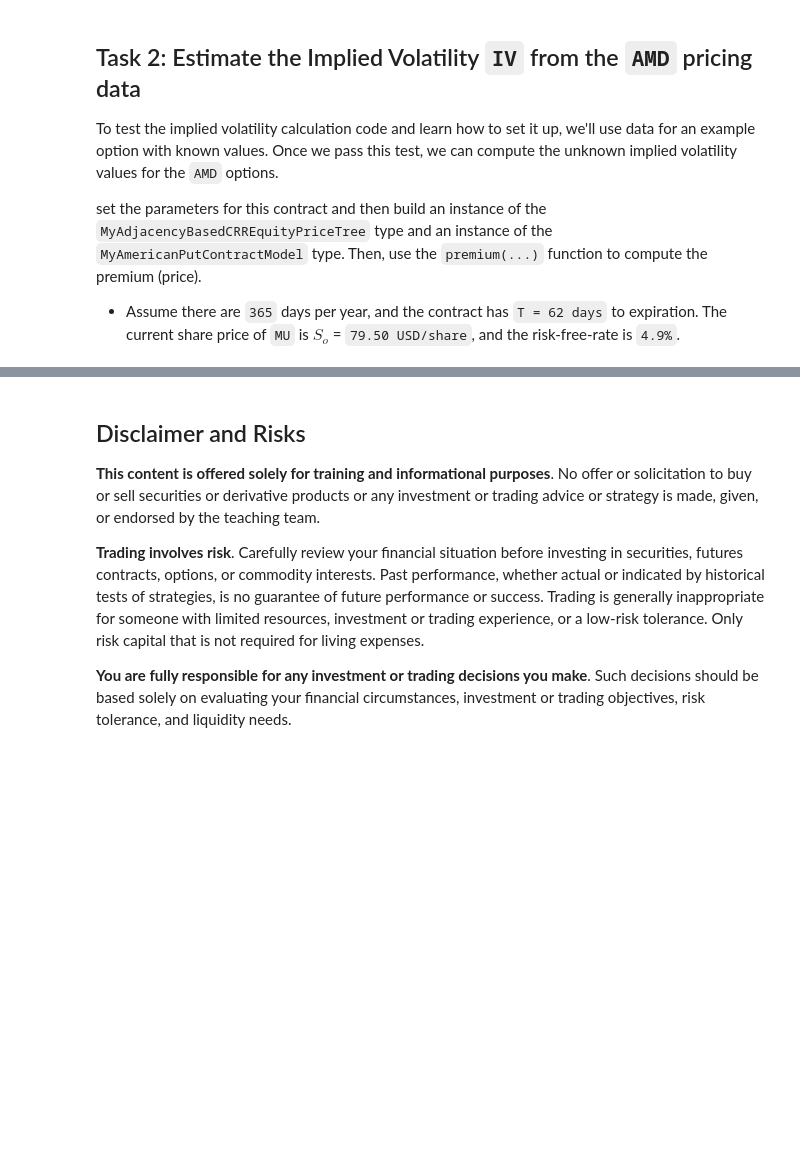
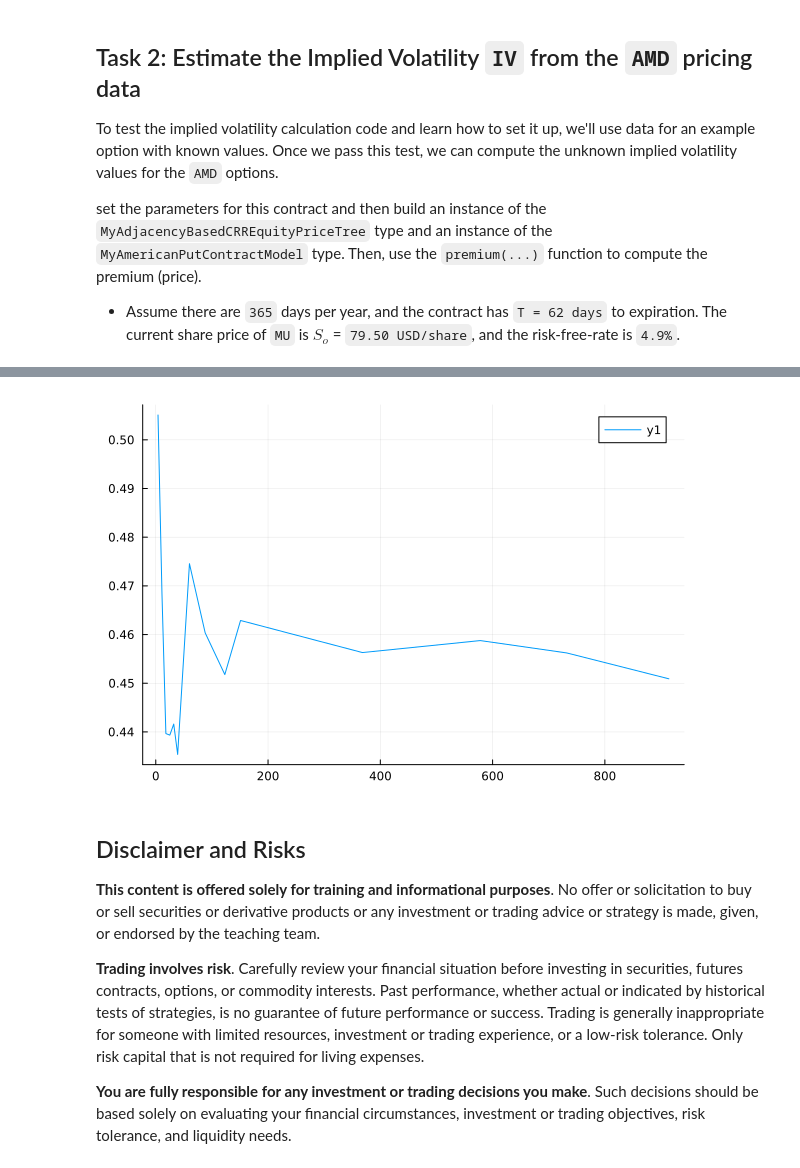
Before and after one commit to varnerlab/CHEME-130-eCornell-Repository, a Jupyter notebook: courses/CHEME-134/module-1/CHEME-134-Module-1-Project.ipynb, the cells around one changed output, grey strips where cells are left out. Drawn from its saved outputs; the diff is of its cells as text; code cells hidden in the pictures; blank space fills up the shorter version.

```diff
--- a/courses/CHEME-134/module-1/CHEME-134-Module-1-Project.ipynb
+++ b/courses/CHEME-134/module-1/CHEME-134-Module-1-Project.ipynb
@@ -186,0 +200,19 @@ Finally, let's compare the estimated and observed premium values using the [@ass
+# %%
+list_of_AMD_contracts = Dict{Int64,DataFrame}();
+DTEs = keys(dataset) |> collect |> sort;
+for dte_value ∈ DTEs
+    dataframe = search(dataset, dte_value, (DTE::Int64, record::Dict{String, Any}) -> begin
+
+            # initialize -
+            should_keep_record = false;
+            K = record["details"]["strike_price"]; # get the strike price from the record
+            if (record["details"]["contract_type"] == "put" && (K == K̂))
+                should_keep_record = true
+            end;
+
+            # return -
+            return should_keep_record;
+        end
+    );
+    list_of_AMD_contracts[dte_value] = dataframe;
+end
@@ -186,0 +238,14 @@ Finally, let's compare the estimated and observed premium values using the [@ass
+# %%
+DTE_array = keys(list_of_AMD_contracts) |> collect |> x-> sort(x,rev=true)
+IV_results_array = Array{Float64,2}(undef, length(DTE_array),2);
+for i ∈ eachindex(DTE_array)
+
+    record = list_of_AMD_contracts[DTE_array[i]];
+    tmp_contract_model.IV = 0.6; # intial guess
+    tmp_contract_model.DTE = DTE_array[i]*Δt; # T is the duration of the contract, measured in years
+    tmp_contract_model.premium = record[!,:midpoint][1]
+
+    # estimate -
+    IV_results_array[i,1] = DTE_array[i] |> x-> convert(Float64,x);
+    IV_results_array[i,2] = estimate_implied_volatility(tmp_contract_model, Sₒ = record[!,:underlying][1], h = 100, r̄ = r̄);
+end
@@ -187,3 +270,7 @@ Finally, let's compare the estimated and observed premium values using the [@ass
+# %%
+plot(IV_results_array[:,1],IV_results_array[:,2])
+# %% [output]
+[figure, added]
 # %% [markdown]
 ## Disclaimer and Risks
 __This content is offered solely for training and informational purposes__. No offer or solicitation to buy or sell securities or derivative products or any investment or trading advice or strategy is made, given, or endorsed by the teaching team.
```
Also changed, not shown: parts of 23 cells of this notebook, 2 other files.
